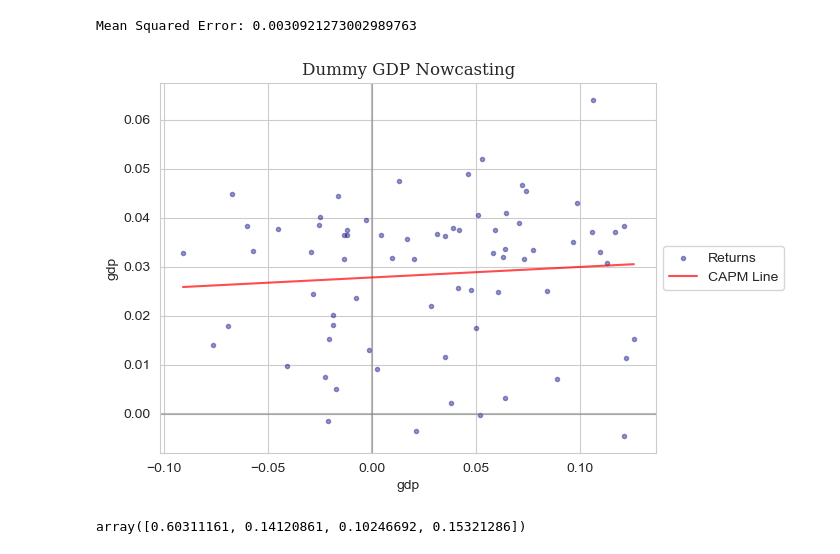
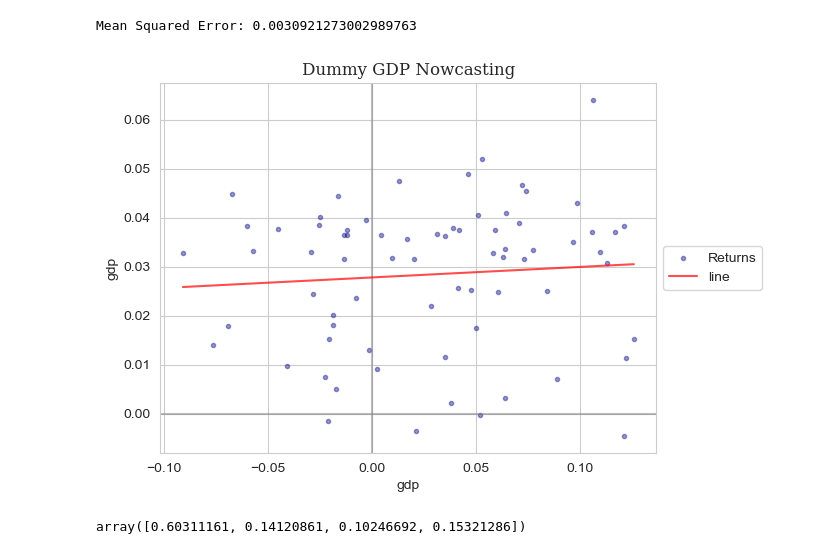
Before and after one commit to Tommylee1013/EconomicCycle, a Jupyter notebook: Notes/Double Machine Learning Sample.ipynb, the cells around one changed output. Saved outputs shown, nothing was run; the diff lists cells and outputs as text; code cells hidden in the pictures.

```diff
--- a/Notes/Double Machine Learning Sample.ipynb
+++ b/Notes/Double Machine Learning Sample.ipynb
@@ -272,15 +272,15 @@ Mean Squared Error: 0.0030921273002989763
 # %%
 import seaborn as sns
 beta, alpha = np.polyfit(x = y_test , y = y_pred ,deg = 1)
 plt.axvline(0, color = 'grey', alpha = 0.5)
 plt.axhline(0, color = 'grey', alpha = 0.5)
 plt.scatter(y = y_pred, x = y_test, label = 'Returns', marker = '.', color = 'navy', alpha = 0.4)
-sns.lineplot(x = y_test, y = alpha + y_test * beta, color = 'red', label = 'CAPM Line', alpha = 0.7)
+sns.lineplot(x = y_test, y = alpha + y_test * beta, color = 'red', label = 'line', alpha = 0.7)
 plt.legend(loc = 'center left', bbox_to_anchor = (1, 0.5))
 plt.title('Dummy GDP Nowcasting', fontfamily = 'Serif')
 plt.show()
 # %% [output]
-[figure, old version]
+[figure, new version]
 # %%
 model.feature_importances_
 # %% [output]
```
Also changed, not shown: parts of 3 cells of this notebook, 3 other files.
